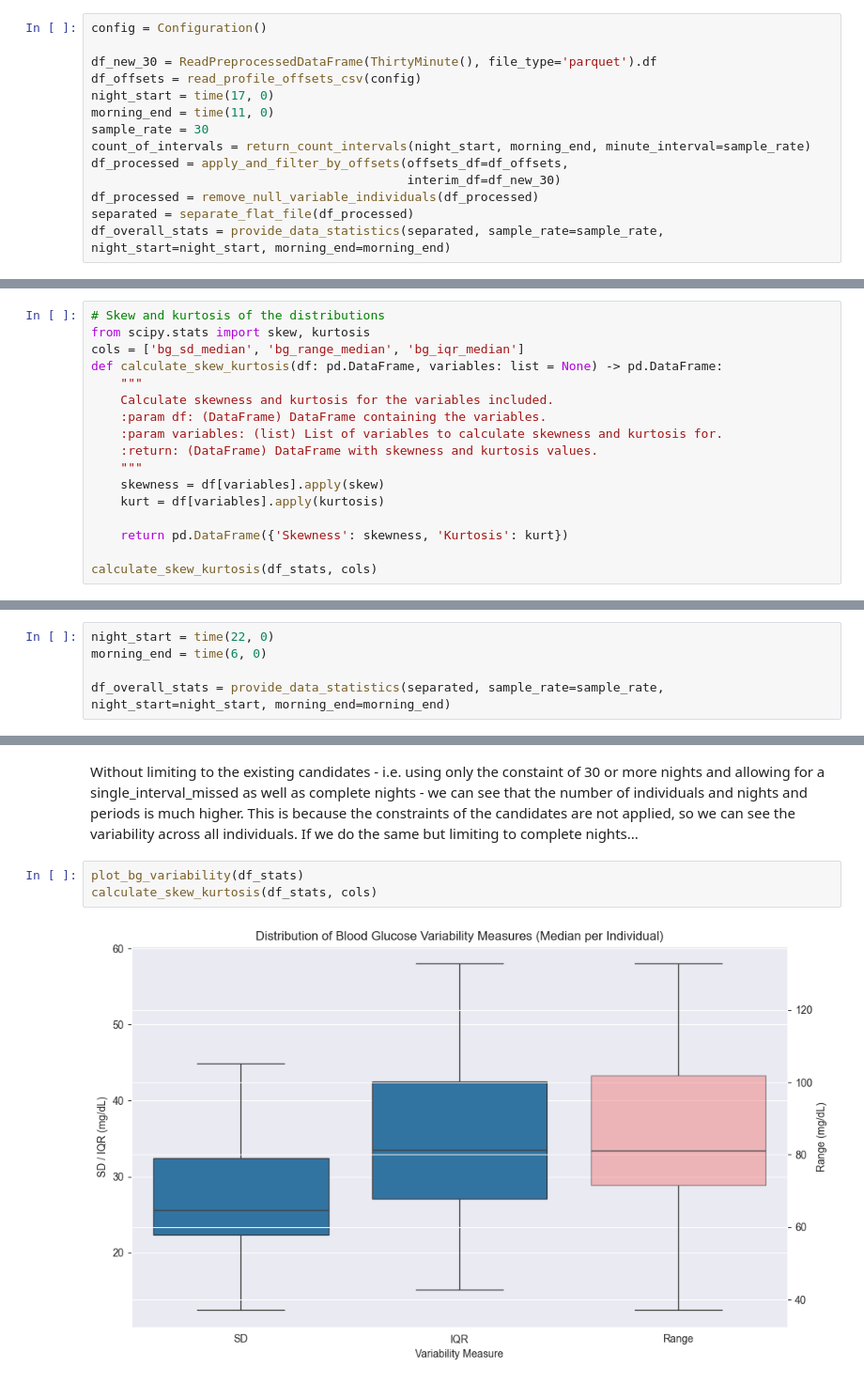
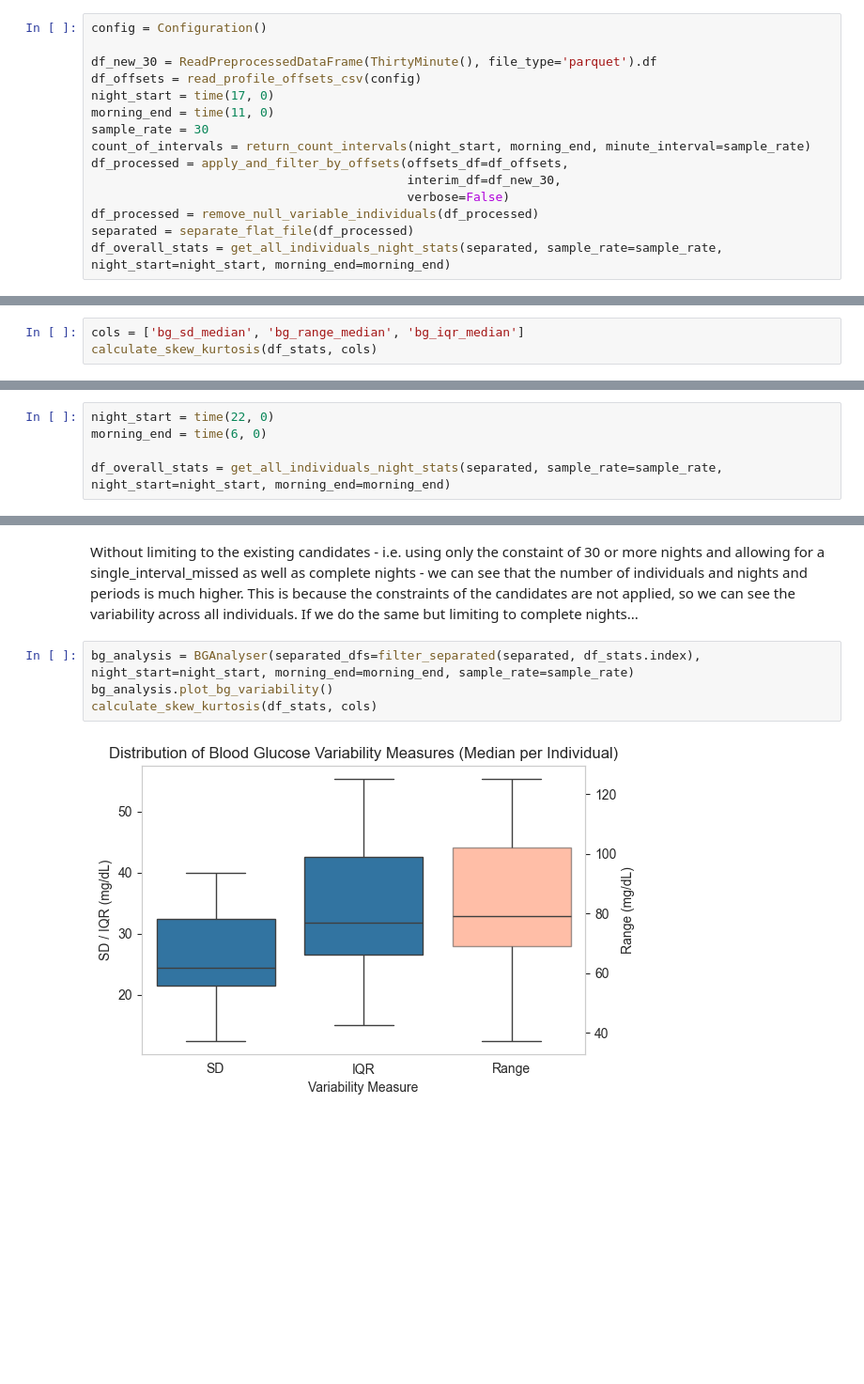
Before and after one commit to rdbrist/masters_project, a Jupyter notebook: notebooks/2.05-rd-bg-analysis.ipynb, the cells around one changed output, grey strips where cells are left out. Shown: that part at 94% size. Cells and saved outputs as stored; diff of their text form; blank space fills up the shorter version.

```diff
--- a/notebooks/2.05-rd-bg-analysis.ipynb
+++ b/notebooks/2.05-rd-bg-analysis.ipynb
@@ -38,8 +41,9 @@ morning_end = time(11, 0)
 sample_rate = 30
 count_of_intervals = return_count_intervals(night_start, morning_end, minute_interval=sample_rate)
 df_processed = apply_and_filter_by_offsets(offsets_df=df_offsets,
-                                           interim_df=df_new_30)
+                                           interim_df=df_new_30,
+                                           verbose=False)
 df_processed = remove_null_variable_individuals(df_processed)
 separated = separate_flat_file(df_processed)
-df_overall_stats = provide_data_statistics(separated, sample_rate=sample_rate, night_start=night_start, morning_end=morning_end)
+df_overall_stats = get_all_individuals_night_stats(separated, sample_rate=sample_rate, night_start=night_start, morning_end=morning_end)
 # %% [output]
@@ -95,19 +76,5 @@ plot_bg_variability(df_stats)
 # %%
-# Skew and kurtosis of the distributions
-from scipy.stats import skew, kurtosis
 cols = ['bg_sd_median', 'bg_range_median', 'bg_iqr_median']
-def calculate_skew_kurtosis(df: pd.DataFrame, variables: list = None) -> pd.DataFrame:
-    """
-    Calculate skewness and kurtosis for the variables included.
-    :param df: (DataFrame) DataFrame containing the variables.
-    :param variables: (list) List of variables to calculate skewness and kurtosis for.
-    :return: (DataFrame) DataFrame with skewness and kurtosis values.
-    """
-    skewness = df[variables].apply(skew)
-    kurt = df[variables].apply(kurtosis)
-
-    return pd.DataFrame({'Skewness': skewness, 'Kurtosis': kurt})
-
 calculate_skew_kurtosis(df_stats, cols)
 # %% [output]
 |  | Skewness | Kurtosis |
@@ -122,7 +89,7 @@ Note that this is across the whole timeframe of the period. This will take into
 night_start = time(22, 0)
 morning_end = time(6, 0)
 
-df_overall_stats = provide_data_statistics(separated, sample_rate=sample_rate, night_start=night_start, morning_end=morning_end)
+df_overall_stats = get_all_individuals_night_stats(separated, sample_rate=sample_rate, night_start=night_start, morning_end=morning_end)
 # %% [output]
 No stats per night have been calculated for 15634563. Returning no output.
 No stats per night have been calculated for 49796612. Returning no output.
@@ -151,8 +118,9 @@ Total number of nights across these individuals: 1795
 # %% [markdown]
 Without limiting to the existing candidates - i.e. using only the constaint of 30 or more nights and allowing for a single_interval_missed as well as complete nights - we can see that the number of individuals and nights and periods is much higher. This is because the constraints of the candidates are not applied, so we can see the variability across all individuals. If we do the same but limiting to complete nights...
 # %%
-plot_bg_variability(df_stats)
+bg_analysis = BGAnalyser(separated_dfs=filter_separated(separated, df_stats.index), night_start=night_start, morning_end=morning_end, sample_rate=sample_rate)
+bg_analysis.plot_bg_variability()
 calculate_skew_kurtosis(df_stats, cols)
 # %% [output]
-[figure, old version]
+[figure, new version]
 |  | Skewness | Kurtosis |
```
Also changed, not shown: parts of 13 cells of this notebook, 11 other files.
